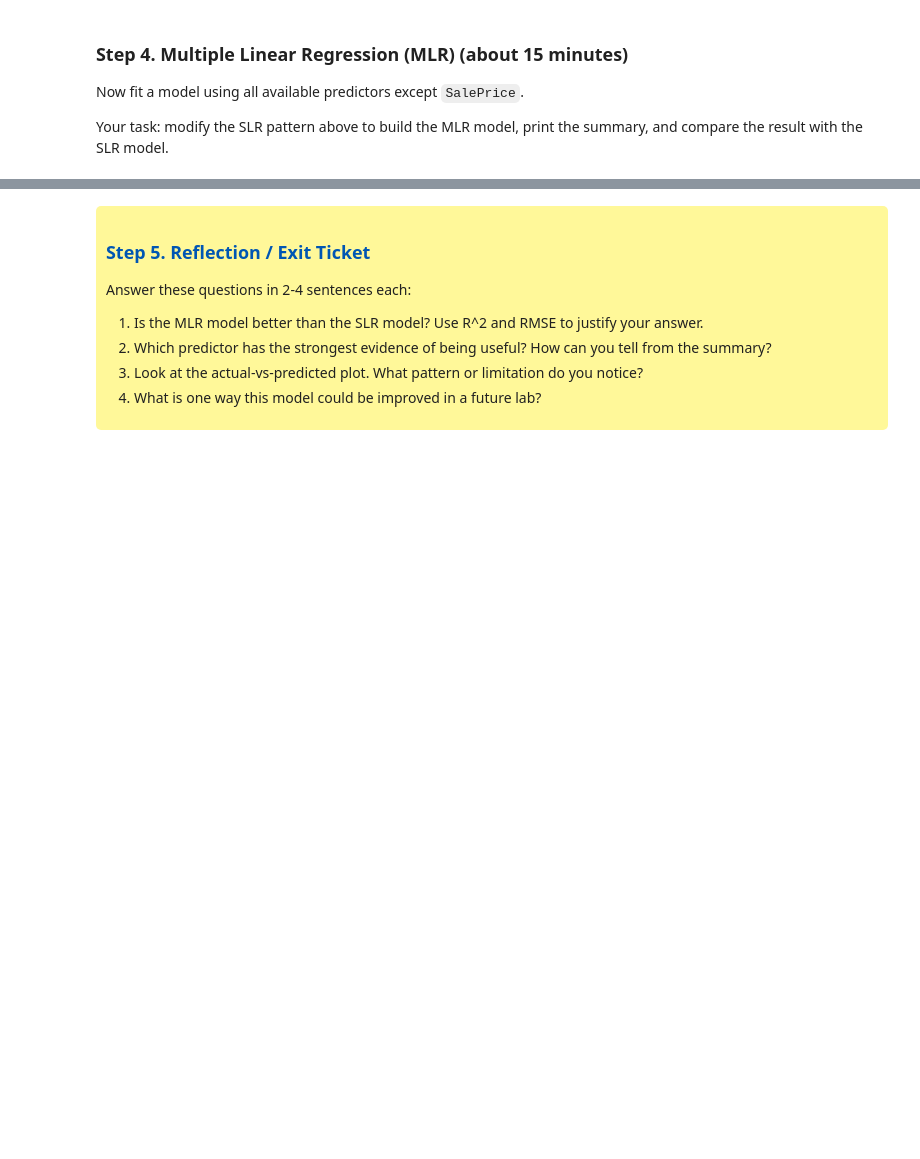
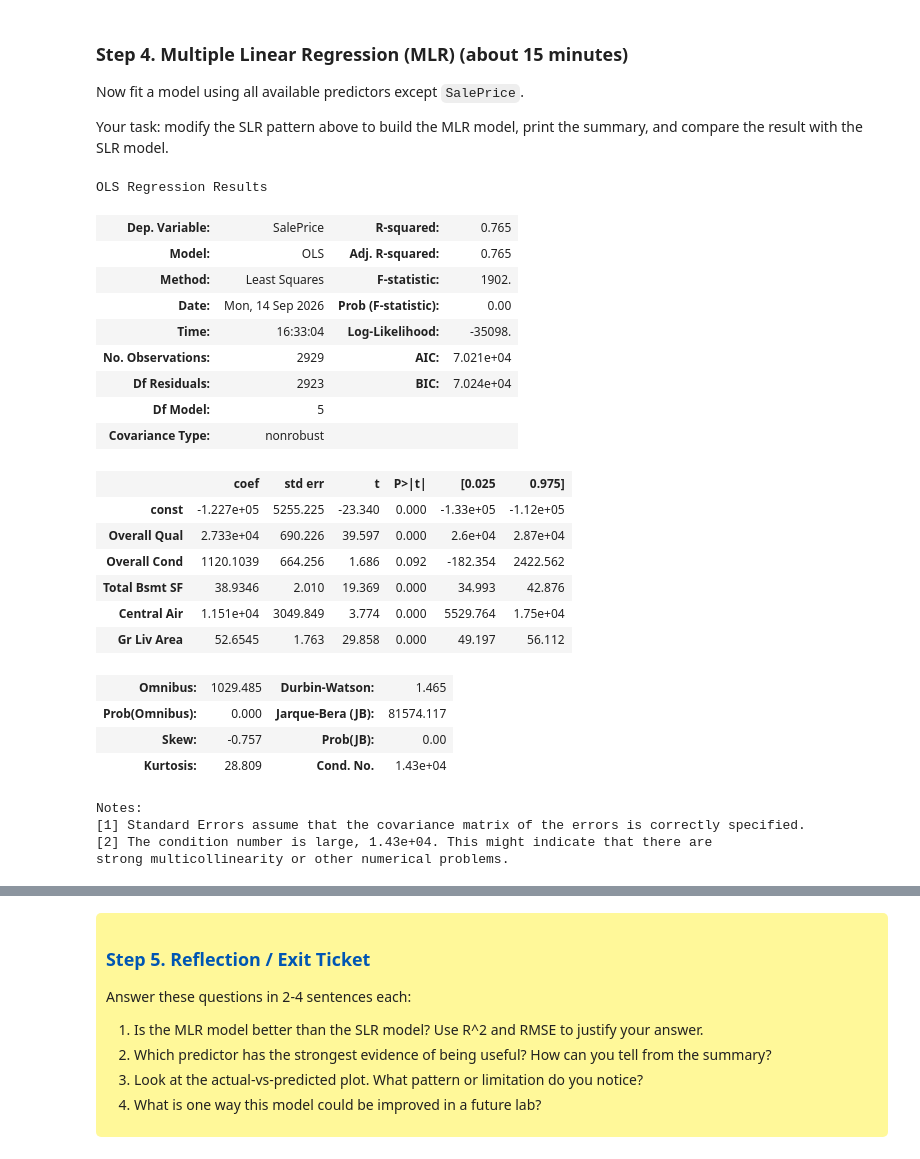
Before and after one commit to LiaoTian724/University-Learning, a Jupyter notebook: Year3/Year3-1/Machine Learning and Intelligent Data Analysis/Lecture3_Regression Analysis (Part 2) - Multiple Linear Regression/lab2_work.ipynb, the cells around one changed output, grey strips where cells are left out. Saved outputs shown, nothing was run; the diff lists cells and outputs as text; code cells hidden in the pictures; blank space fills up the shorter version.

```diff
--- a/Year3/Year3-1/Machine Learning and Intelligent Data Analysis/Lecture3_Regression Analysis (Part 2) - Multiple Linear Regression/lab2_work.ipynb
+++ b/Year3/Year3-1/Machine Learning and Intelligent Data Analysis/Lecture3_Regression Analysis (Part 2) - Multiple Linear Regression/lab2_work.ipynb
@@ -189,16 +302,42 @@ Your task: modify the SLR pattern above to build the MLR model, print the summar
 # %%
 multi_x = df.drop(columns=['SalePrice'])
 y = df['SalePrice']
 
 multi_x1 = sm.add_constant(multi_x)
 
 # TODO 1: create an OLS model using y and multi_x1.
-# mlr = sm.OLS(...)
+mlr = sm.OLS(y, multi_x1)
 
 # TODO 2: fit the model.
-# model_mlr = ...
+model_mlr = mlr.fit()
 
 # TODO 3: display or print the model summary.
-# ...
+model_mlr.summary()
+# %% [output]
+OLS Regression Results
+| Dep. Variable: | SalePrice | R-squared: | 0.765 |
+| Model: | OLS | Adj. R-squared: | 0.765 |
+| Method: | Least Squares | F-statistic: | 1902. |
+| Date: | Mon, 14 Sep 2026 | Prob (F-statistic): | 0.00 |
+| Time: | 16:33:04 | Log-Likelihood: | -35098. |
+| No. Observations: | 2929 | AIC: | 7.021e+04 |
+| Df Residuals: | 2923 | BIC: | 7.024e+04 |
+| Df Model: | 5 |  |  |
+| Covariance Type: | nonrobust |  |  |
+|  | coef | std err | t | P>|t| | [0.025 | 0.975] |
+| const | -1.227e+05 | 5255.225 | -23.340 | 0.000 | -1.33e+05 | -1.12e+05 |
+| Overall Qual | 2.733e+04 | 690.226 | 39.597 | 0.000 | 2.6e+04 | 2.87e+04 |
+| Overall Cond | 1120.1039 | 664.256 | 1.686 | 0.092 | -182.354 | 2422.562 |
+| Total Bsmt SF | 38.9346 | 2.010 | 19.369 | 0.000 | 34.993 | 42.876 |
+| Central Air | 1.151e+04 | 3049.849 | 3.774 | 0.000 | 5529.764 | 1.75e+04 |
+| Gr Liv Area | 52.6545 | 1.763 | 29.858 | 0.000 | 49.197 | 56.112 |
+| Omnibus: | 1029.485 | Durbin-Watson: | 1.465 |
+| Prob(Omnibus): | 0.000 | Jarque-Bera (JB): | 81574.117 |
+| Skew: | -0.757 | Prob(JB): | 0.00 |
+| Kurtosis: | 28.809 | Cond. No. | 1.43e+04 |
+Notes:
+[1] Standard Errors assume that the covariance matrix of the errors is correctly specified.
+[2] The condition number is large, 1.43e+04. This might indicate that there are
+strong multicollinearity or other numerical problems.
 # %%
 # TODO: Generate the predicted SalePrice values for the MLR model.
```
Also changed, not shown: parts of 19 cells of this notebook, 12 other files.
